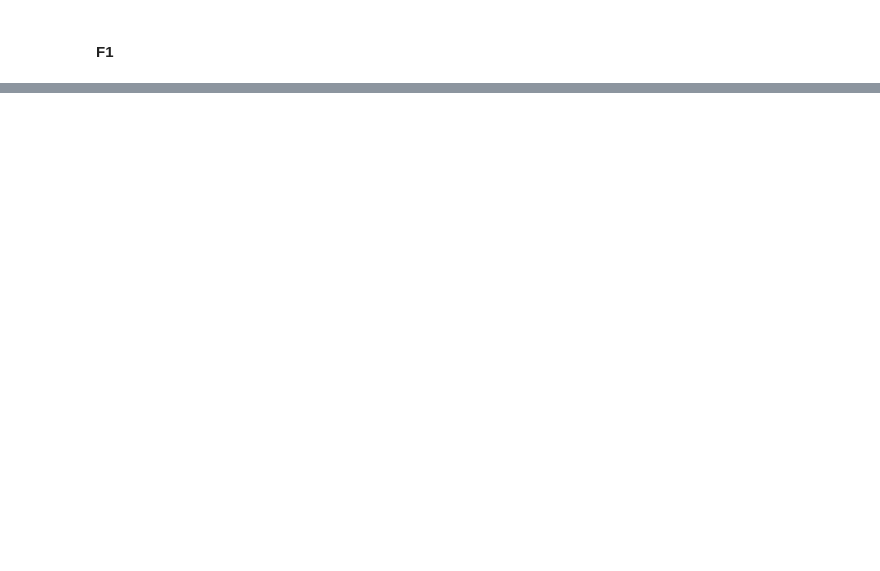
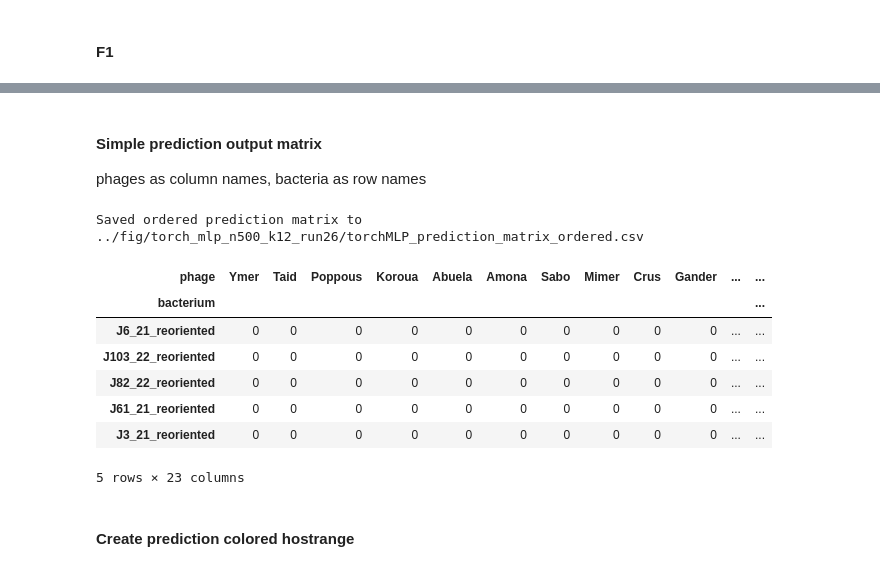
Before and after one commit to azzy72/PredictPhagePPI, a Jupyter notebook: notebooks/nn_torch_full.ipynb, the cells around one changed output, grey strips where cells are left out. Drawn from its saved outputs; the diff is of its cells as text; code cells hidden in the pictures; blank space fills up the shorter version.

```diff
--- a/notebooks/nn_torch_full.ipynb
+++ b/notebooks/nn_torch_full.ipynb
@@ -18,9 +18,9 @@ time_start = time()
 
 raw_data_path = "../raw_data/"
 data_prod_path = "../data_prod/"
-#for n in [50, 500, 5000, 10000, 50000]:
+#for n in [50, 100, 500, 1000, 5000]:
 n = 500
-k = 18
+k = 12
 
 binary_matrix, entity_to_index, minhash_to_index, phage_minhash_data, bact_minhash_data = presence_matrix(n=n, k=k, reversecomp_data=True, TS=True)
 # %% [output]
@@ -67,12 +67,12 @@ host_range_data = binarize_host_range(host_range_data, continous=False) #for cla
 ### Prepare outdir for plots
 # %%
 run = 1
-path_to_fig = "../fig/"
-outdir = path_to_fig+f'torch_mlp_n{n}_k{k}_run{run}/'
+path_to_nn_runs = "../nn_runs/"
+outdir = path_to_nn_runs+f'torch_mlp_n{n}_k{k}_run{run}/'
 
 while os.path.exists(outdir):
     run += 1
-    outdir = path_to_fig+f'torch_mlp_n{n}_k{k}_run{run}/'
+    outdir = path_to_nn_runs+f'torch_mlp_n{n}_k{k}_run{run}/'
 
 os.makedirs(outdir, exist_ok=True)
 
@@ -517,0 +562,45 @@ logfile.close()
+# %% [markdown]
+#### Simple prediction output matrix
+phages as column names, bacteria as row names
+# %%
+# create prediction matrix: rows=bacterium, cols=phage, values=prediction
+pred_matrix = pred_df.pivot_table(index='bacterium', columns='phage', values='prediction', aggfunc='max')
+
+# normalize column names (strip whitespace) then reorder columns to the requested phage order
+pred_matrix = pred_matrix.rename(columns=lambda x: x.strip())
+
+phage_order = [
+    "Ymer","Taid","Poppous","Koroua","Abuela","Amona","Sabo","Mimer","Crus",
+    "Gander","Guf","Hoejben","Magnum","Vims","Echoes","Galvinrad","Uther",
+    "Rip","Rup","Slaad","Pantea","Rap","Zann"
+]
+
+bact_order = [
+
+]
+
+# keep only those desired that actually exist, then append any extra columns that were not listed
+cols_in_order = [c for c in phage_order if c in pred_matrix.columns]
+#rows_in_order = [c for c in pred_matrix.columns if c not in cols_in_order]
+final_cols = cols_in_order
+
+# ensure consistent ordering and include any missing rows/cols (fill missing pairs with 0)
+pred_matrix = pred_matrix.reindex(index=list(bacteria_names), columns=final_cols, fill_value=0)
+
+# save and show a quick preview
+outname = 'torchMLP_prediction_matrix_ordered.csv'
+pred_matrix.to_csv(outdir + outname)
+print(f"Saved ordered prediction matrix to {outdir + outname}")
+display(pred_matrix.head())
+# %% [output]
+Saved ordered prediction matrix to ../fig/torch_mlp_n500_k12_run26/torchMLP_prediction_matrix_ordered.csv
+| phage | Ymer | Taid | Poppous | Koroua | Abuela | Amona | Sabo | Mimer | Crus | Gander | ... | ... |
+| bacterium |  |  |  |  |  |  |  |  |  |  |  | ... |
+| J6_21_reoriented | 0 | 0 | 0 | 0 | 0 | 0 | 0 | 0 | 0 | 0 | ... | ... |
+| J103_22_reoriented | 0 | 0 | 0 | 0 | 0 | 0 | 0 | 0 | 0 | 0 | ... | ... |
+| J82_22_reoriented | 0 | 0 | 0 | 0 | 0 | 0 | 0 | 0 | 0 | 0 | ... | ... |
+| J61_21_reoriented | 0 | 0 | 0 | 0 | 0 | 0 | 0 | 0 | 0 | 0 | ... | ... |
+| J3_21_reoriented | 0 | 0 | 0 | 0 | 0 | 0 | 0 | 0 | 0 | 0 | ... | ... |
+5 rows × 23 columns
+# %% [markdown]
+#### Create prediction colored hostrange
```
Also changed, not shown: parts of 12 cells of this notebook, 5 other files.
